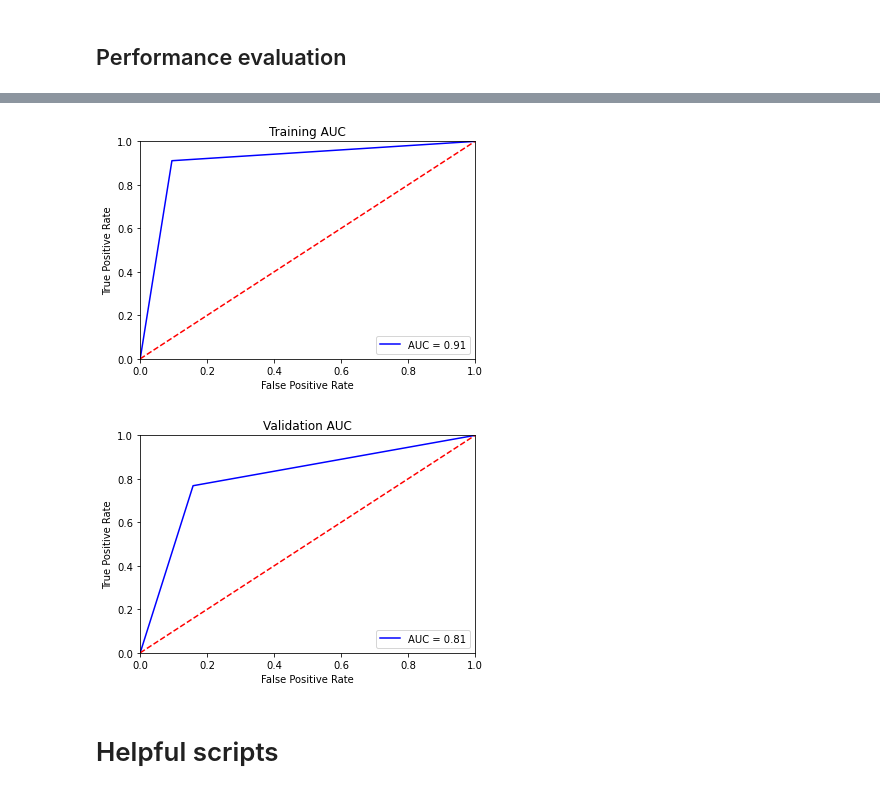
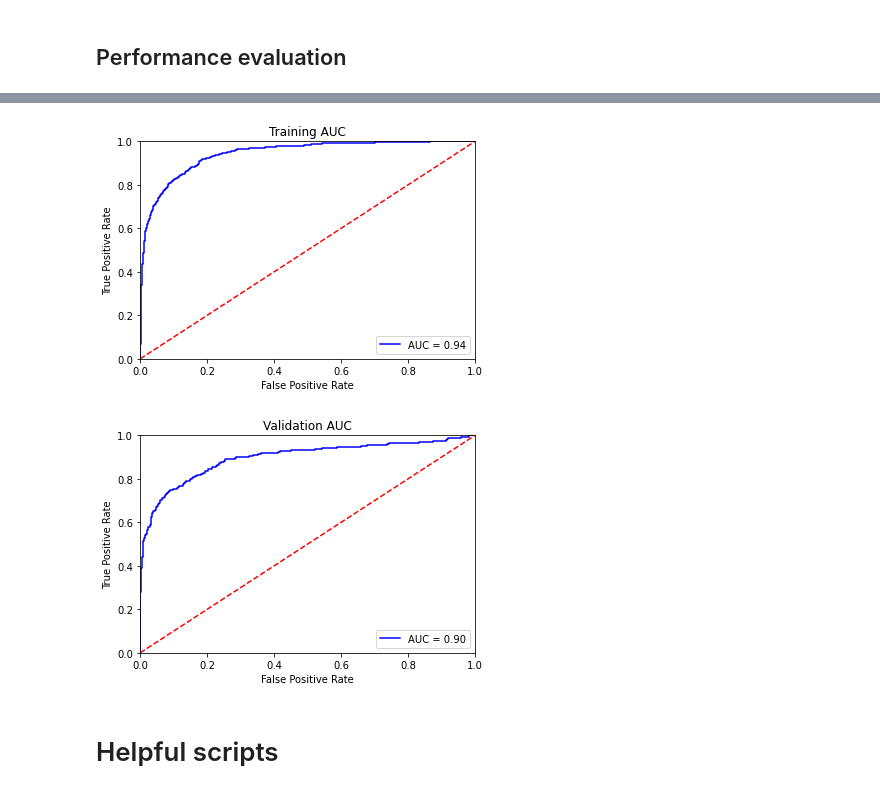
Before and after one commit to HenriettaHolze/TCR-pMHC-prediction, a Jupyter notebook: 002.architecture/improved_architecture_network.ipynb, the cells around one changed output, grey strips where cells are left out. Drawn from its saved outputs; the diff is of its cells as text; code cells hidden in the pictures.

Commit message:
Changed auc to be continous and modified dropout

```diff
--- a/002.architecture/improved_architecture_network.ipynb
+++ b/002.architecture/improved_architecture_network.ipynb
@@ -116,8 +116,8 @@ class Net(nn.Module):
         self.conv2_bn = nn.BatchNorm1d(100)
 
         ######## code from master thesis
-        self.rnn = nn.LSTM(input_size=100,hidden_size=26,num_layers=3, dropout=0.1, batch_first=True, bidirectional = True)
-        self.drop = nn.Dropout(p = 0.1)
+        self.rnn = nn.LSTM(input_size=100,hidden_size=26,num_layers=3, dropout=0.3, batch_first=True, bidirectional = True)
+        self.drop = nn.Dropout(p = 0.3)
         self.fc1 = nn.Linear(26*2 + n_global_feat, 26*2 + n_global_feat)
         torch.nn.init.xavier_uniform_(self.fc1.weight)
         ########
@@ -171,7 +171,7 @@ loss weight 0.25
 # %% [markdown]
 ## Training
 # %%
-num_epochs = 20
+num_epochs = 100
 
 train_acc, train_loss = [], []
 valid_acc, valid_loss = [], []
@@ -187,7 +187,7 @@ for epoch in range(num_epochs):
     val_loss = 0
 
     net.train()
-    train_preds, train_targs = [], []
+    train_preds, train_preds_auc, train_targs = [], [], []
     for batch_idx, (data, target) in enumerate(train_ldr):
         X_batch = data.float().detach().requires_grad_(True)
         target_batch = torch.tensor(np.array(target), dtype=torch.float).unsqueeze(1)
@@ -205,15 +205,17 @@ for epoch in range(num_epochs):
         optimizer.step()
 
         preds = np.round(output.detach().cpu())
+        preds_auc = output.detach().cpu()
         train_targs += list(np.array(target_batch.cpu()))
         train_preds += list(preds.data.numpy().flatten())
+        train_preds_auc += list(preds_auc.data.numpy().flatten())
         cur_loss += batch_loss.detach()
 
     losses.append(cur_loss / len(train_ldr.dataset))
 
     net.eval()
     ### Evaluate validation
-    val_preds, val_targs = [], []
+    val_preds, val_preds_auc, val_targs = [], [], []
     with torch.no_grad():
         for batch_idx, (data, target) in enumerate(val_ldr):  ###
             x_batch_val = data.float().detach()
@@ -229,6 +231,8 @@ for epoch in range(num_epochs):
 
             preds = np.round(output.detach())
             val_preds += list(preds.data.numpy().flatten())
+            preds_auc = output.detach()
+            val_preds_auc += list(preds_auc.data.numpy().flatten())
             val_targs += list(np.array(y_batch_val))
             val_loss += val_batch_loss.detach()
 
@@ -349,14 +353,14 @@ def plot_roc(targets, predictions):
     plt.xlabel("False Positive Rate")
     # plt.show()
 # %%
-plot_roc(train_targs, train_preds)
+plot_roc(train_targs, train_preds_auc)
 plt.title("Training AUC")
-plot_roc(val_targs, val_preds)
+plot_roc(val_targs, val_preds_auc)
 plt.title("Validation AUC")
 plt.show()
 # %% [output]
-[figure, old version]
+[figure, new version]
-[figure, old version]
+[figure, new version]
 # %% [markdown]
 # Helpful scripts
 # %% [markdown]
```
Also changed, not shown: parts of 3 cells of this notebook.
